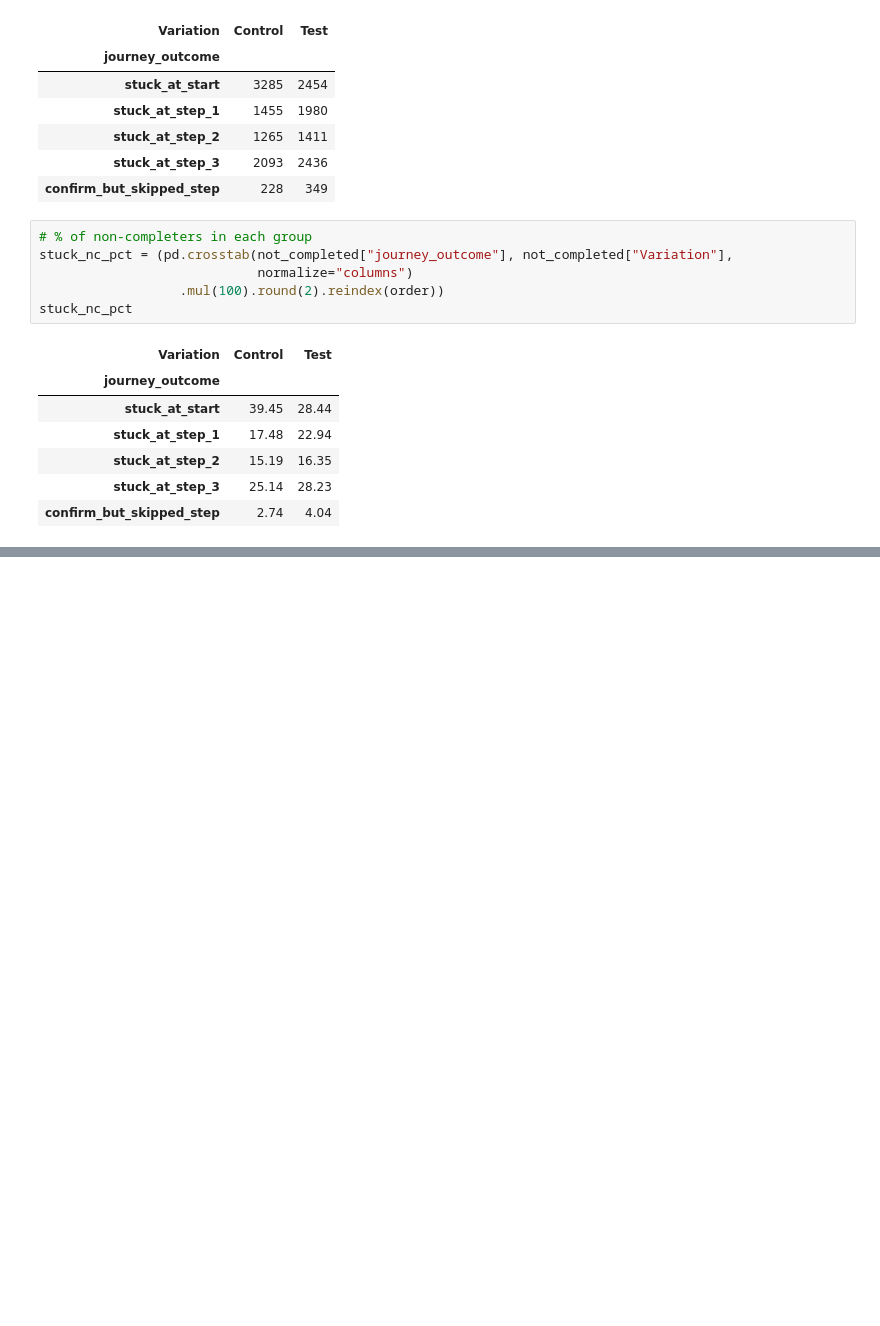
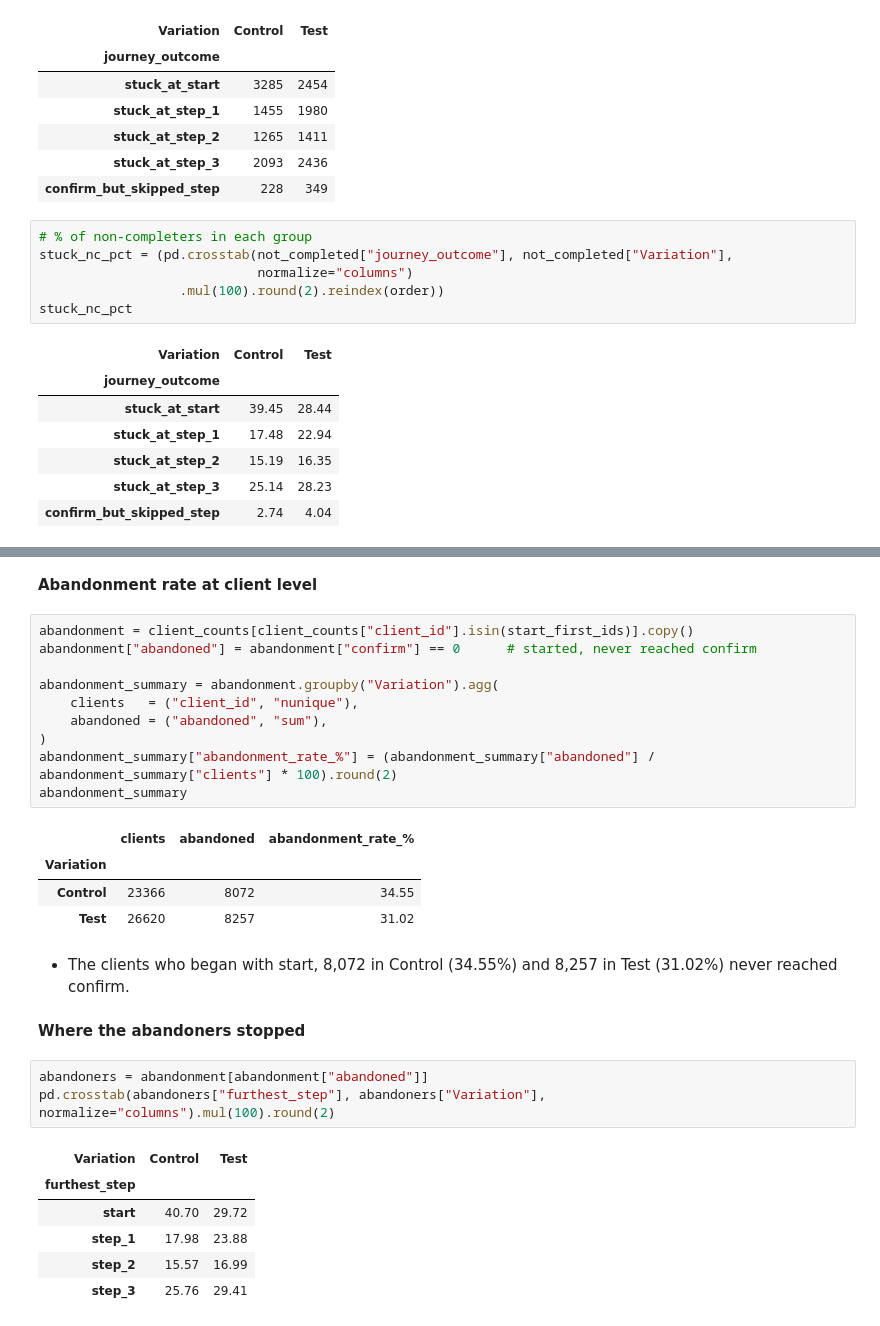
Before and after one commit to FranciscoDosReis/vanguard-FCCP-Solutions, a Jupyter notebook: notebooks/groups_completion_rate_catarina.ipynb, the cells around one changed output, grey strips where cells are left out. Drawn from its saved outputs; the diff is of its cells as text; blank space fills up the shorter version.

```diff
--- a/notebooks/groups_completion_rate_catarina.ipynb
+++ b/notebooks/groups_completion_rate_catarina.ipynb
@@ -343,0 +403,31 @@ Early vs late drop-off
+# %% [markdown]
+**Abandonment rate at client level**
+# %%
+abandonment = client_counts[client_counts["client_id"].isin(start_first_ids)].copy()
+abandonment["abandoned"] = abandonment["confirm"] == 0      # started, never reached confirm
+
+abandonment_summary = abandonment.groupby("Variation").agg(
+    clients   = ("client_id", "nunique"),
+    abandoned = ("abandoned", "sum"),
+)
+abandonment_summary["abandonment_rate_%"] = (abandonment_summary["abandoned"] / abandonment_summary["clients"] * 100).round(2)
+abandonment_summary
+# %% [output]
+|  | clients | abandoned | abandonment_rate_% |
+| Variation |  |  |  |
+| Control | 23366 | 8072 | 34.55 |
+| Test | 26620 | 8257 | 31.02 |
+# %% [markdown]
+- The clients who began with start, 8,072 in Control (34.55%) and 8,257 in Test (31.02%) never reached confirm.
+# %% [markdown]
+**Where the abandoners stopped**
+# %%
+abandoners = abandonment[abandonment["abandoned"]]
+pd.crosstab(abandoners["furthest_step"], abandoners["Variation"], normalize="columns").mul(100).round(2)
+# %% [output]
+| Variation | Control | Test |
+| furthest_step |  |  |
+| start | 40.70 | 29.72 |
+| step_1 | 17.98 | 23.88 |
+| step_2 | 15.57 | 16.99 |
+| step_3 | 25.76 | 29.41 |
```
Also changed, not shown: parts of 24 cells of this notebook.
